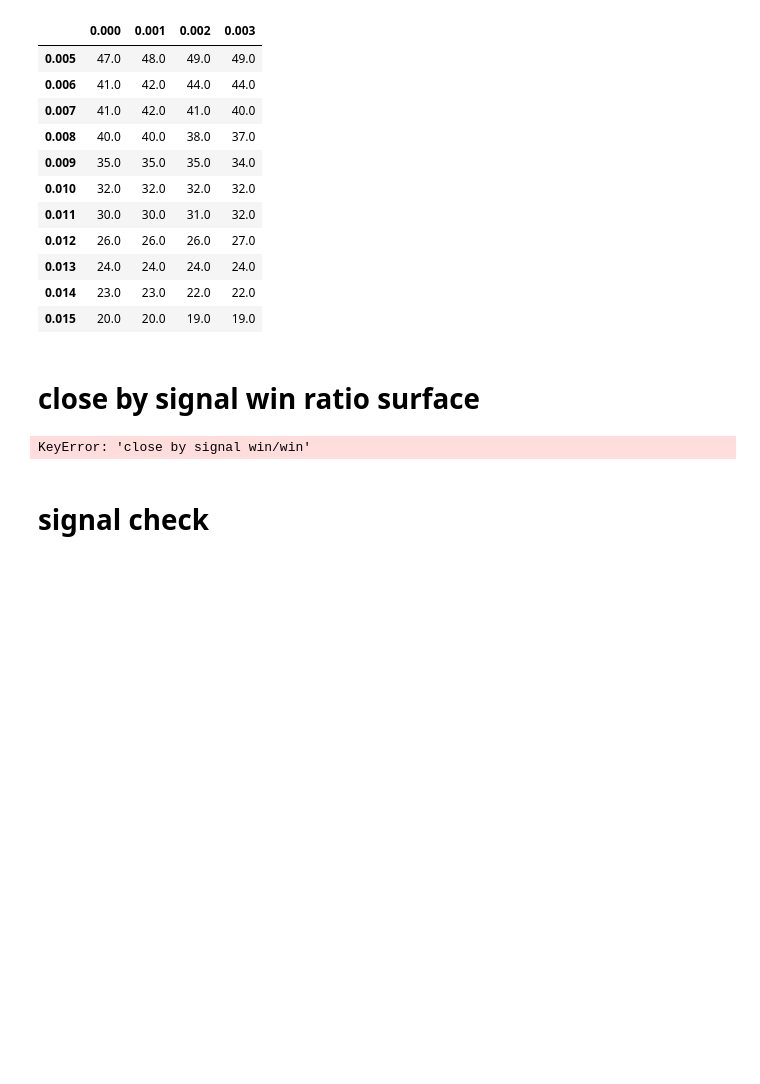
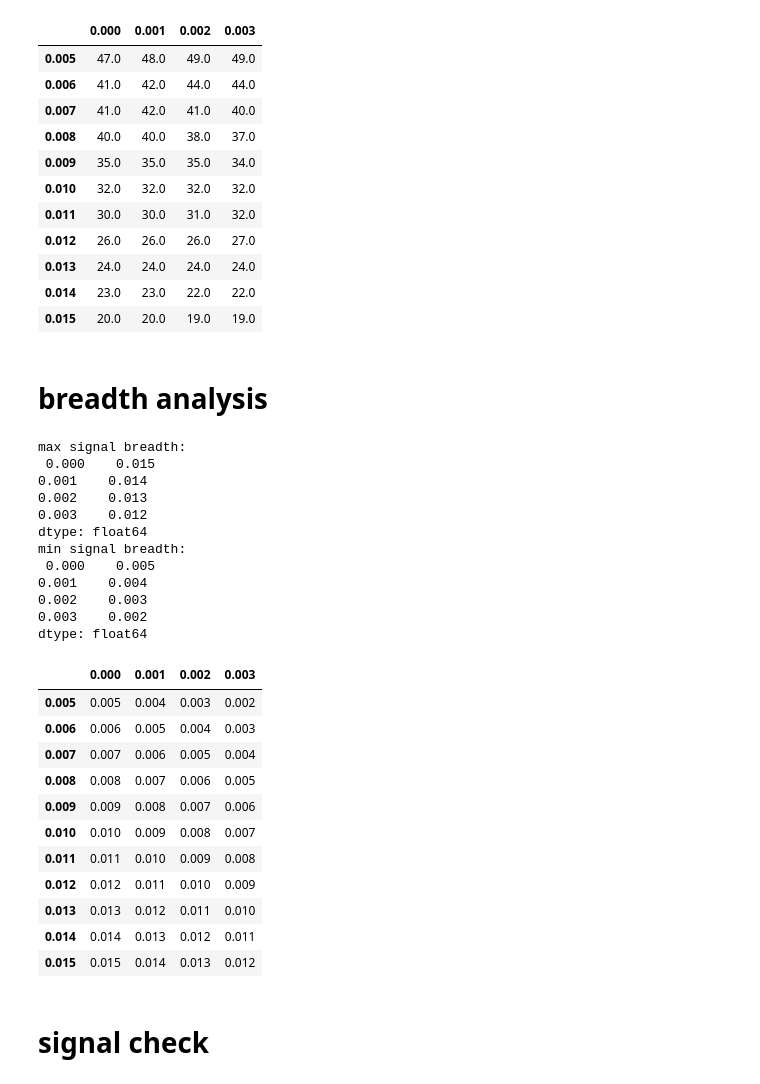
Before and after one commit to PXY11/cms, a Jupyter notebook: grid_search_new_2_backup.ipynb, the cells around one changed output. Cells and saved outputs as stored; diff of their text form; code cells hidden in the pictures; blank space fills up the shorter version.

```diff
--- a/grid_search_new_2_backup.ipynb
+++ b/grid_search_new_2_backup.ipynb
@@ -973,20 +987,46 @@ fig.update_layout(title="lose round", # 标题
                 )
 
 fig.show()
-# %% [markdown]
-# close by signal win ratio surface
+# %% [markdown]
+# breadth analysis
+# %%
+df_grid_search_res['signal breadth'] = df_grid_search_res['open threshold'] - df_grid_search_res['close threshold']
+# tmp_grid_res['signal breadth'] = tmp_grid_res['open threshold'] - tmp_grid_res['close threshold']
 # %%
 tmp_grid_res
-df_cbsw = pd.DataFrame([])
-for index,row in tmp_grid_res.iterrows():
+df_breadth = pd.DataFrame([])
+for index,row in df_grid_search_res.iterrows():
     open_threshold = row['open threshold']
     close_threshold = row['close threshold']
-    df_cbsw.loc[open_threshold,close_threshold] = row['close by signal win/win']
-print('max close by signal win/win: \n',df_cbsw.max())
-print('min close by signal win/win: \n',df_cbsw.min())
-df_cbsw
+    df_breadth.loc[open_threshold,close_threshold] = row['signal breadth']
+print('max signal breadth: \n',df_breadth.max())
+print('min signal breadth: \n',df_breadth.min())
+df_breadth
 # %% [output]
-KeyError: 'close by signal win/win'
+max signal breadth:
+ 0.000    0.015
+0.001    0.014
+0.002    0.013
+0.003    0.012
+dtype: float64
+min signal breadth:
+ 0.000    0.005
+0.001    0.004
+0.002    0.003
+0.003    0.002
+dtype: float64
+|  | 0.000 | 0.001 | 0.002 | 0.003 |
+| 0.005 | 0.005 | 0.004 | 0.003 | 0.002 |
+| 0.006 | 0.006 | 0.005 | 0.004 | 0.003 |
+| 0.007 | 0.007 | 0.006 | 0.005 | 0.004 |
+| 0.008 | 0.008 | 0.007 | 0.006 | 0.005 |
+| 0.009 | 0.009 | 0.008 | 0.007 | 0.006 |
+| 0.010 | 0.010 | 0.009 | 0.008 | 0.007 |
+| 0.011 | 0.011 | 0.010 | 0.009 | 0.008 |
+| 0.012 | 0.012 | 0.011 | 0.010 | 0.009 |
+| 0.013 | 0.013 | 0.012 | 0.011 | 0.010 |
+| 0.014 | 0.014 | 0.013 | 0.012 | 0.011 |
+| 0.015 | 0.015 | 0.014 | 0.013 | 0.012 |
 # %%
 import plotly.graph_objects as go
 
```
Also changed, not shown: parts of 12 cells of this notebook, 3 other files.
